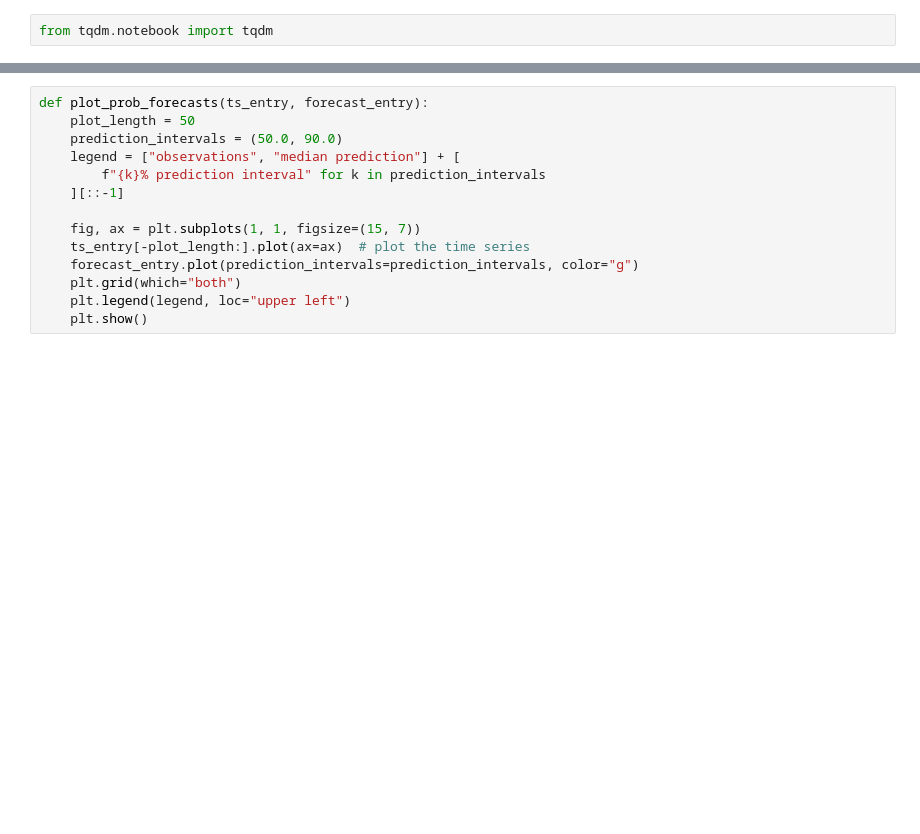
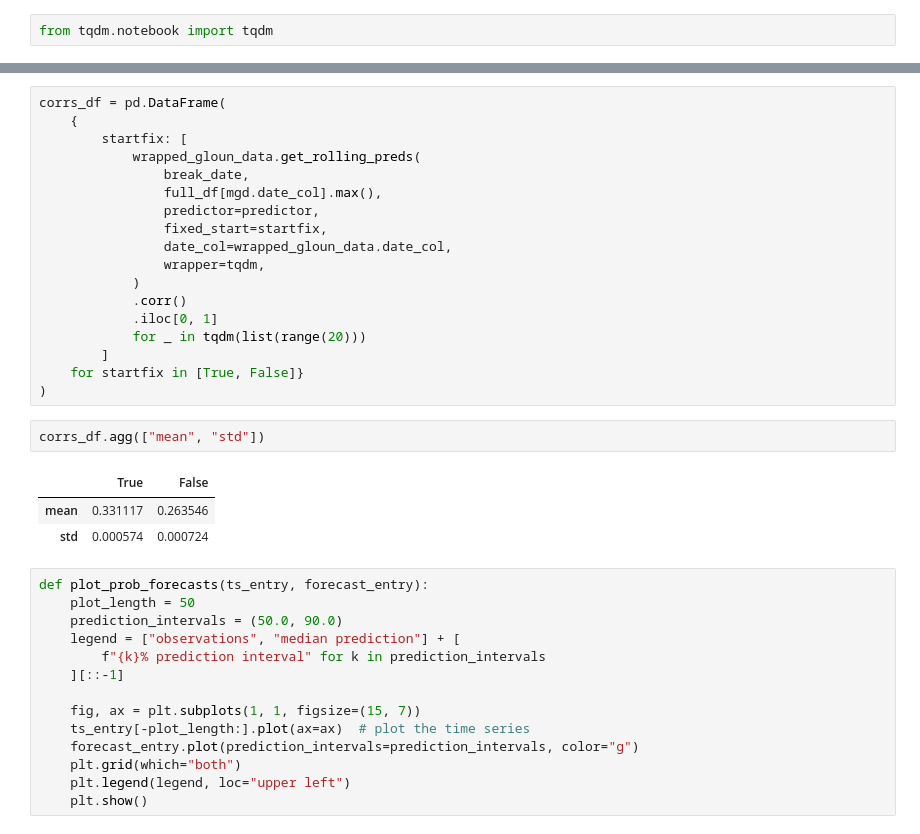
Before and after one commit to endremborza/misc-notebooks, a Jupyter notebook: gluon-transformer.ipynb, the cells around one changed output, grey strips where cells are left out. Cells and saved outputs as stored; diff of their text form; blank space fills up the shorter version.

```diff
--- a/gluon-transformer.ipynb
+++ b/gluon-transformer.ipynb
@@ -162,3 +64,27 @@ for act_test_start_date in tqdm(pd.date_range(
+# %%
+corrs_df = pd.DataFrame(
+    {
+        startfix: [
+            wrapped_gloun_data.get_rolling_preds(
+                break_date,
+                full_df[mgd.date_col].max(),
+                predictor=predictor,
+                fixed_start=startfix,
+                date_col=wrapped_gloun_data.date_col,
+                wrapper=tqdm,
+            )
+            .corr()
+            .iloc[0, 1]
+            for _ in tqdm(list(range(20)))
+        ]
+    for startfix in [True, False]}
+)
+# %%
+corrs_df.agg(["mean", "std"])
+# %% [output]
+|  | True | False |
+| mean | 0.331117 | 0.263546 |
+| std | 0.000574 | 0.000724 |
 # %%
 def plot_prob_forecasts(ts_entry, forecast_entry):
     plot_length = 50
```
Also changed, not shown: parts of 32 cells of this notebook, 3 other files.
